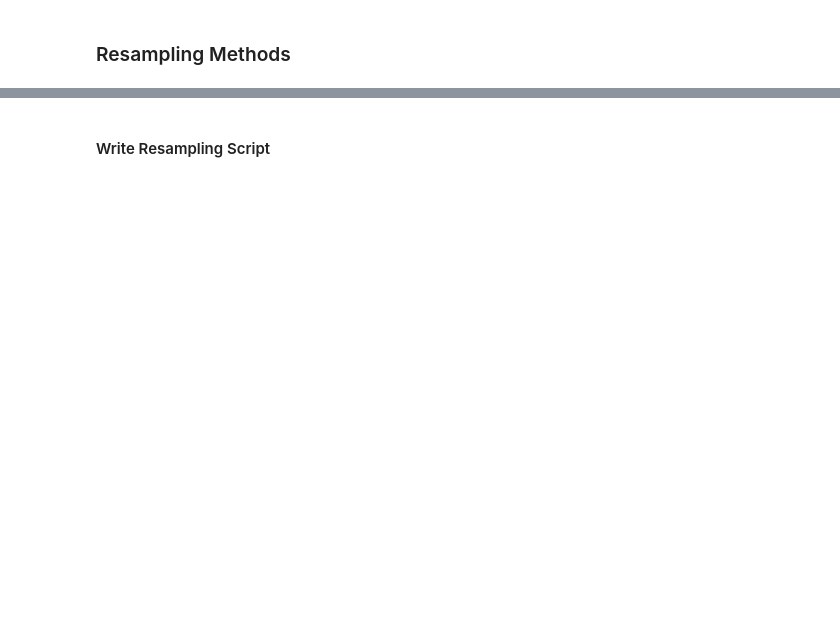
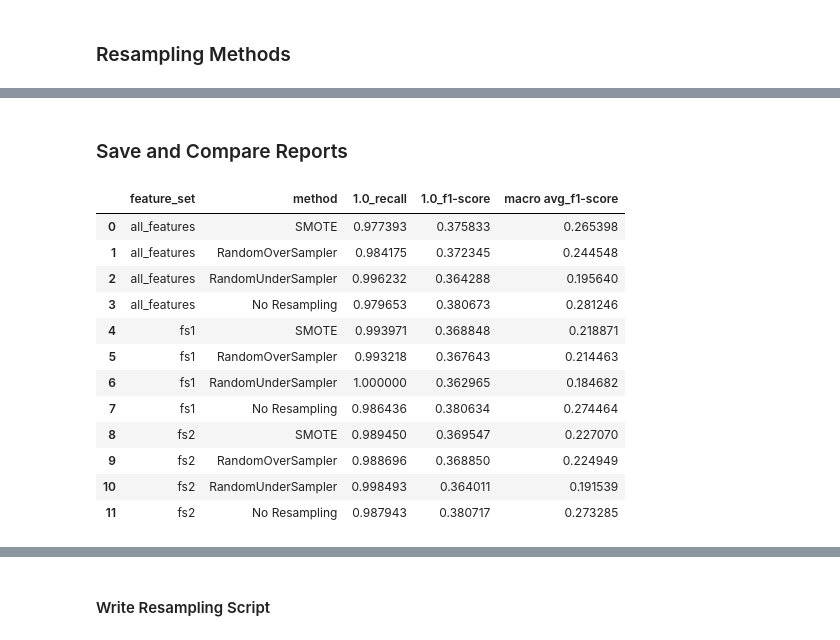
Before and after one commit to micah-shull/Machine_Learning_Pipelines, a Jupyter notebook: pipelines_07_pytorch_pipeline_07_feature_engineering_resampling.ipynb, the cells around one changed output, grey strips where cells are left out. Saved outputs shown, nothing was run; the diff lists cells and outputs as text; code cells hidden in the pictures; blank space fills up the shorter version.

```diff
--- a/pipelines_07_pytorch_pipeline_07_feature_engineering_resampling.ipynb
+++ b/pipelines_07_pytorch_pipeline_07_feature_engineering_resampling.ipynb
@@ -138,0 +132,4 @@ reports_df.to_csv("resampling_results.csv", index=False)
+# %%
+# Feature sets
+feature_set_1 = ['bill_to_limit_ratios']
+feature_set_2 = ['bill_to_limit_ratios', 'pay_to_limit_ratios', 'payment_timeliness_features', 'lagged_payment_differences']
@@ -138,0 +163,16 @@ reports_df.to_csv("resampling_results.csv", index=False)
+# %%
+# Run resampling pipeline with feature set 1
+data_fs1 = apply_feature_set(data.copy(), feature_set_1)
+reports_fs1 = {}
+reports_fs1['SMOTE'] = run_resampling_pipeline(data_fs1, target, smote)
+reports_fs1['RandomOverSampler'] = run_resampling_pipeline(data_fs1, target, oversample)
+reports_fs1['RandomUnderSampler'] = run_resampling_pipeline(data_fs1, target, undersample)
+reports_fs1['No Resampling'] = run_resampling_pipeline(data_fs1, target)
+
+# Run resampling pipeline with feature set 2
+data_fs2 = apply_feature_set(data.copy(), feature_set_2)
+reports_fs2 = {}
+reports_fs2['SMOTE'] = run_resampling_pipeline(data_fs2, target, smote)
+reports_fs2['RandomOverSampler'] = run_resampling_pipeline(data_fs2, target, oversample)
+reports_fs2['RandomUnderSampler'] = run_resampling_pipeline(data_fs2, target, undersample)
+reports_fs2['No Resampling'] = run_resampling_pipeline(data_fs2, target)
@@ -138,0 +197,35 @@ reports_df.to_csv("resampling_results.csv", index=False)
+# %% [markdown]
+### Save and Compare Reports
+# %%
+# Convert each report dictionary to a DataFrame
+reports_all_features_df = reports_to_dataframe(reports_all_features)
+reports_fs1_df = reports_to_dataframe(reports_fs1)
+reports_fs2_df = reports_to_dataframe(reports_fs2)
+
+# Add a column to indicate the feature set used
+reports_all_features_df['feature_set'] = 'all_features'
+reports_fs1_df['feature_set'] = 'fs1'
+reports_fs2_df['feature_set'] = 'fs2'
+
+# Concatenate the DataFrames into a single DataFrame
+combined_reports_df = pd.concat([reports_all_features_df, reports_fs1_df, reports_fs2_df], ignore_index=True)
+
+# Optional: Save the combined DataFrame to a CSV file
+combined_reports_df.to_csv("combined_resampling_results.csv", index=False)
+
+# Display the combined DataFrame
+combined_reports_df[['feature_set', 'method', '1.0_recall', '1.0_f1-score', 'macro avg_f1-score']]
+# %% [output]
+|  | feature_set | method | 1.0_recall | 1.0_f1-score | macro avg_f1-score |
+| 0 | all_features | SMOTE | 0.977393 | 0.375833 | 0.265398 |
+| 1 | all_features | RandomOverSampler | 0.984175 | 0.372345 | 0.244548 |
+| 2 | all_features | RandomUnderSampler | 0.996232 | 0.364288 | 0.195640 |
+| 3 | all_features | No Resampling | 0.979653 | 0.380673 | 0.281246 |
+| 4 | fs1 | SMOTE | 0.993971 | 0.368848 | 0.218871 |
+| 5 | fs1 | RandomOverSampler | 0.993218 | 0.367643 | 0.214463 |
+| 6 | fs1 | RandomUnderSampler | 1.000000 | 0.362965 | 0.184682 |
+| 7 | fs1 | No Resampling | 0.986436 | 0.380634 | 0.274464 |
+| 8 | fs2 | SMOTE | 0.989450 | 0.369547 | 0.227070 |
+| 9 | fs2 | RandomOverSampler | 0.988696 | 0.368850 | 0.224949 |
+| 10 | fs2 | RandomUnderSampler | 0.998493 | 0.364011 | 0.191539 |
+| 11 | fs2 | No Resampling | 0.987943 | 0.380717 | 0.273285 |
```
Also changed, not shown: parts of 19 cells of this notebook.
